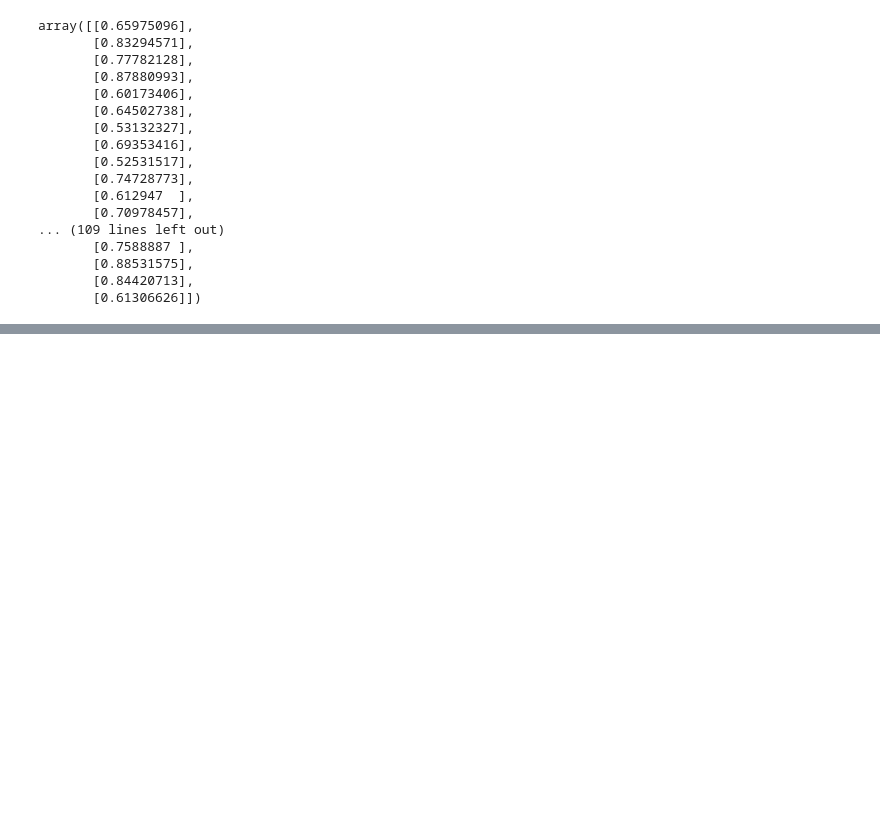
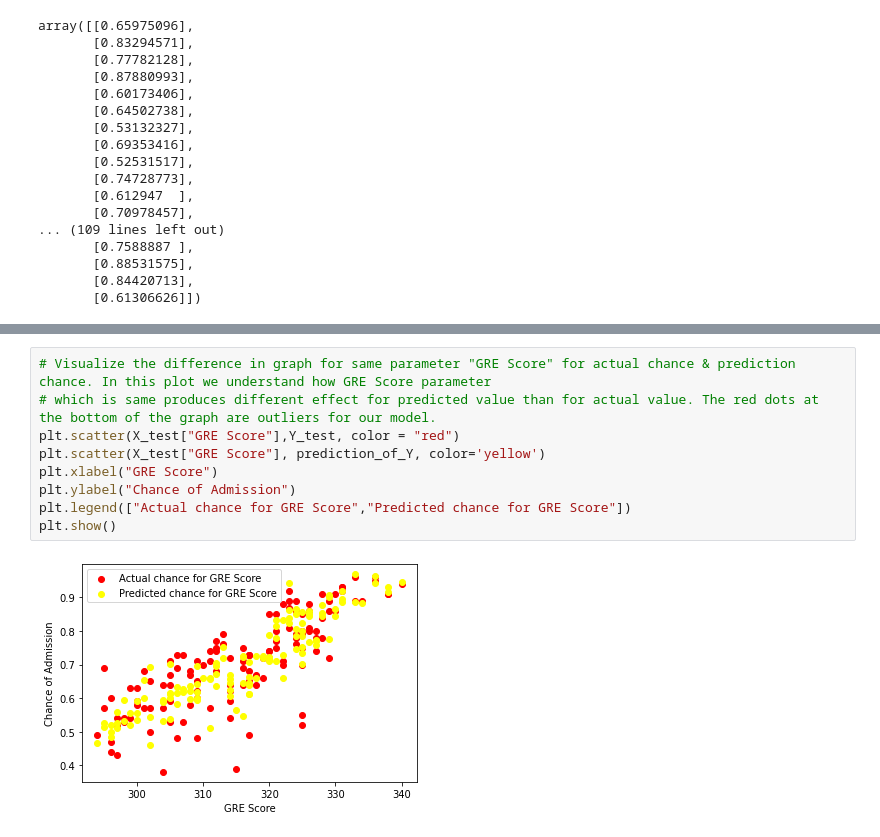
Before and after one commit to aadityadamle/Admit-Prediction, a Jupyter notebook: Admit_Prediction.ipynb, the cells around one changed output, grey strips where cells are left out. Drawn from its saved outputs; the diff is of its cells as text; blank space fills up the shorter version.

```diff
--- a/Admit_Prediction.ipynb
+++ b/Admit_Prediction.ipynb
@@ -142,0 +170,11 @@ plt.plot(X_test["University Rating"], prediction_of_Y, color='yellow')
+# %%
+# Visualize the difference in graph for same parameter "GRE Score" for actual chance & prediction chance. In this plot we understand how GRE Score parameter
+# which is same produces different effect for predicted value than for actual value. The red dots at the bottom of the graph are outliers for our model.
+plt.scatter(X_test["GRE Score"],Y_test, color = "red")
+plt.scatter(X_test["GRE Score"], prediction_of_Y, color='yellow')
+plt.xlabel("GRE Score")
+plt.ylabel("Chance of Admission")
+plt.legend(["Actual chance for GRE Score","Predicted chance for GRE Score"])
+plt.show()
+# %% [output]
+[figure, added]
```
Also changed, not shown: parts of 39 cells of this notebook.
